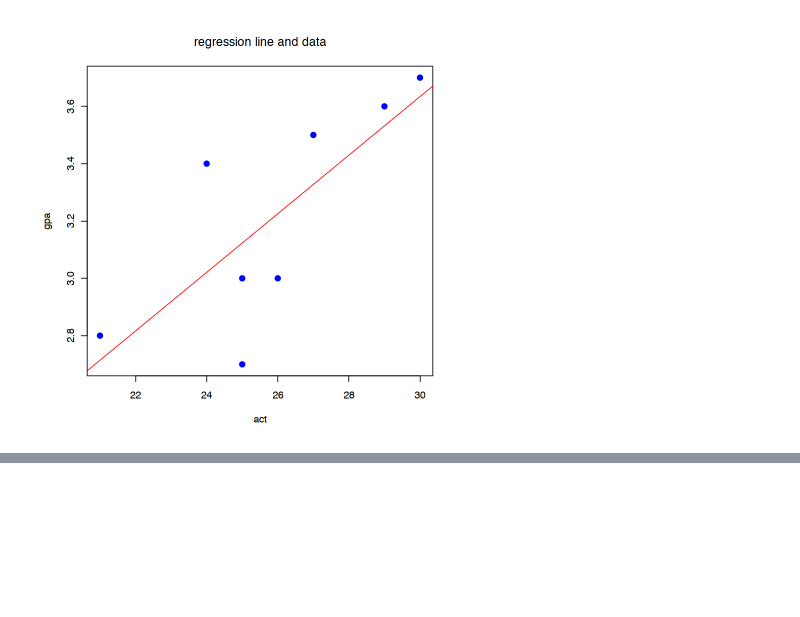
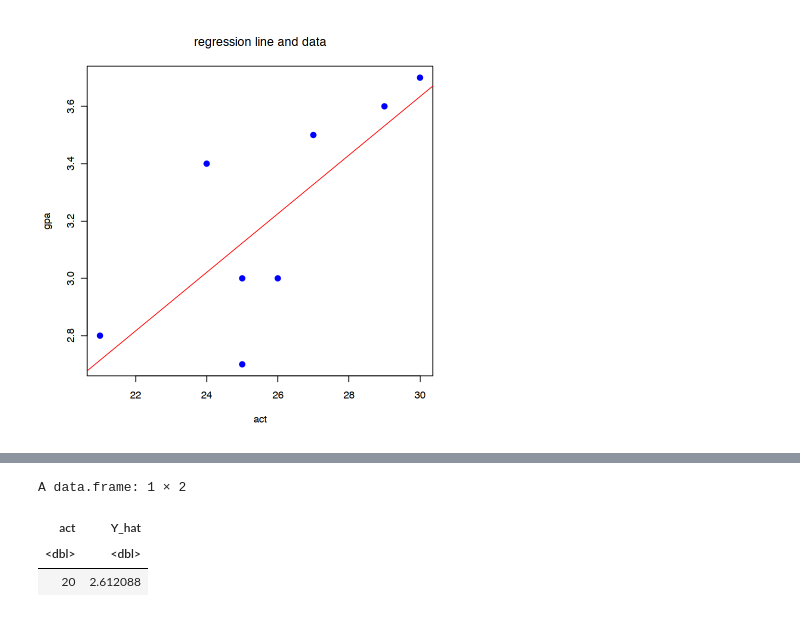
Before and after one commit to ZM601/regression_analysis, a Jupyter notebook: Q2/Q2_R.ipynb, the cells around one changed output, grey strips where cells are left out. Saved outputs shown, nothing was run; the diff lists cells and outputs as text; code cells hidden in the pictures; blank space fills up the shorter version.

```diff
--- a/Q2/Q2_R.ipynb
+++ b/Q2/Q2_R.ipynb
@@ -168,0 +180,4 @@ abline(lm(gpa ~ act, data=df), col = "red")
+# %%
+new_obs <- data.frame(act=20)
+
+new_obs
@@ -168,0 +189,9 @@ abline(lm(gpa ~ act, data=df), col = "red")
+# %%
+new_obs$Y_hat = predict(OLS1, new_obs)
+
+new_obs
+# %% [output]
+A data.frame: 1 × 2
+| act | Y_hat |
+| <dbl> | <dbl> |
+| 20 | 2.612088 |
```
Also changed, not shown: parts of 12 cells of this notebook, 2 other files.
